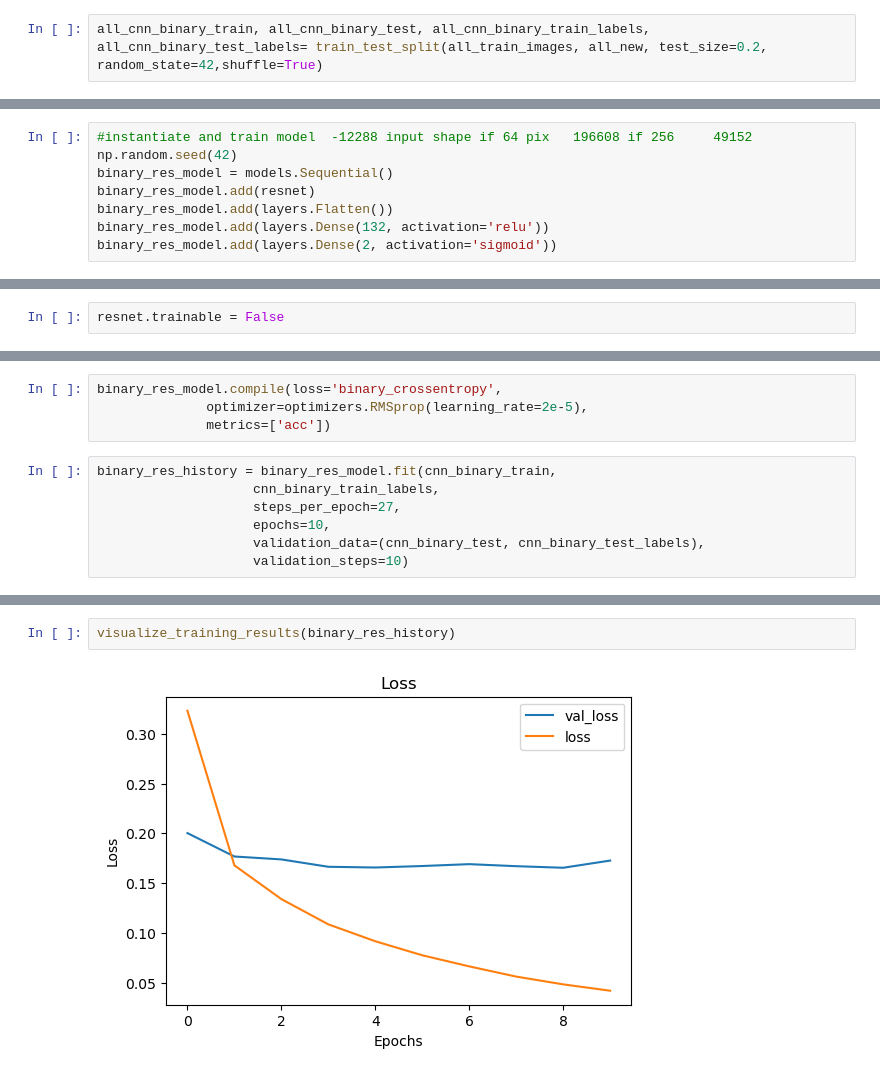
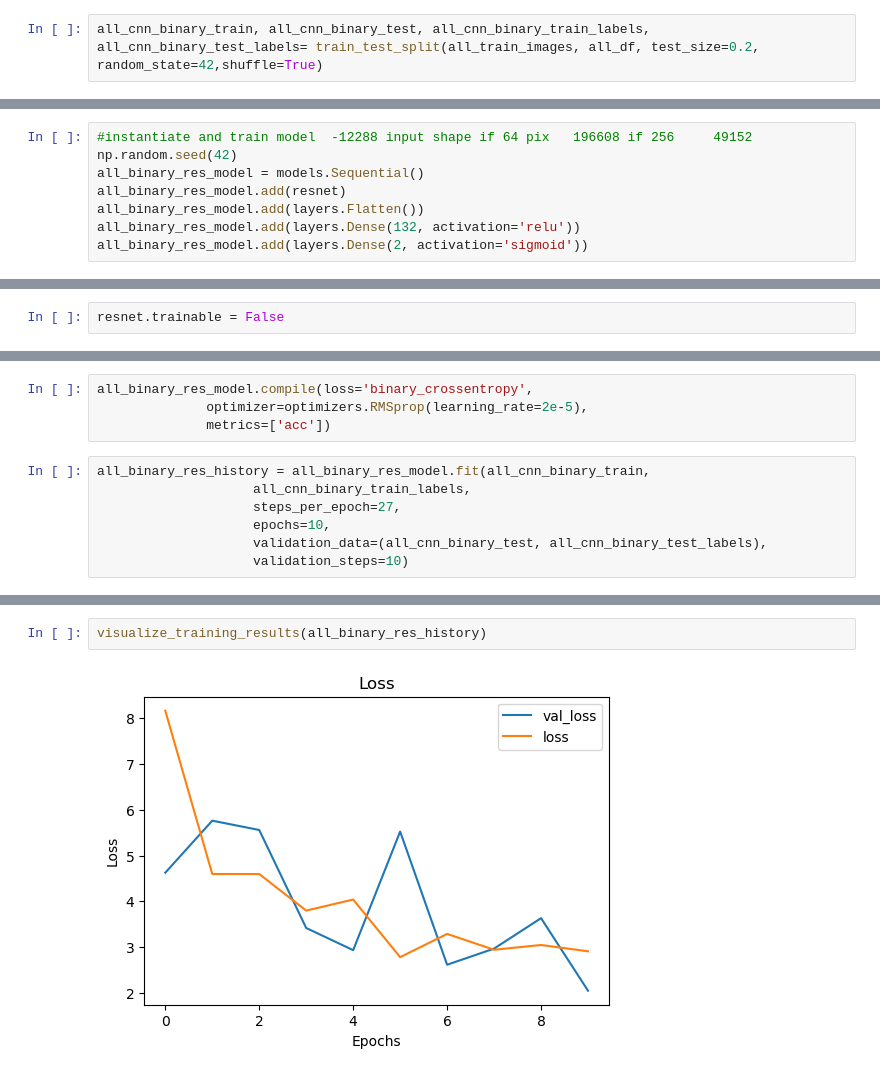
Before and after one commit to lalynjay/cassava_classification, a Jupyter notebook: small_dataset.ipynb, the cells around one changed output, grey strips where cells are left out. Drawn from its saved outputs; the diff is of its cells as text.

Commit message:
ran larger models

```diff
--- a/small_dataset.ipynb
+++ b/small_dataset.ipynb
@@ -2016,7 +1942,7 @@ all_new.sum().plot(kind='bar')
 # %%
 all_cnn_train, all_cnn_test, all_cnn_train_labels, all_cnn_test_labels= train_test_split(all_train_images, all_y_train, test_size=0.2, random_state=42,shuffle=True)
 # %%
-all_cnn_binary_train, all_cnn_binary_test, all_cnn_binary_train_labels, all_cnn_binary_test_labels= train_test_split(all_train_images, all_new, test_size=0.2, random_state=42,shuffle=True)
+all_cnn_binary_train, all_cnn_binary_test, all_cnn_binary_train_labels, all_cnn_binary_test_labels= train_test_split(all_train_images, all_df, test_size=0.2, random_state=42,shuffle=True)
 # %%
 from keras.applications import ResNet50V2
 # %%
@@ -2139,9 +2061,9 @@ weighted avg       0.32      0.86      0.47       300
 # %%
 #instantiate and train model  -12288 input shape if 64 pix   196608 if 256     49152
 np.random.seed(42)
-binary_res_model = models.Sequential()
-binary_res_model.add(resnet)
-binary_res_model.add(layers.Flatten())
-binary_res_model.add(layers.Dense(132, activation='relu'))
-binary_res_model.add(layers.Dense(2, activation='sigmoid'))
+all_binary_res_model = models.Sequential()
+all_binary_res_model.add(resnet)
+all_binary_res_model.add(layers.Flatten())
+all_binary_res_model.add(layers.Dense(132, activation='relu'))
+all_binary_res_model.add(layers.Dense(2, activation='sigmoid'))
 # %%
@@ -2171,15 +2093,15 @@ dense_2 True
 dense_3 True
 4
 # %%
-binary_res_model.compile(loss='binary_crossentropy',
+all_binary_res_model.compile(loss='binary_crossentropy',
               optimizer=optimizers.RMSprop(learning_rate=2e-5),
               metrics=['acc'])
 # %%
-binary_res_history = binary_res_model.fit(cnn_binary_train,
-                    cnn_binary_train_labels,
+all_binary_res_history = all_binary_res_model.fit(all_cnn_binary_train,
+                    all_cnn_binary_train_labels,
                     steps_per_epoch=27,
                     epochs=10,
-                    validation_data=(cnn_binary_test, cnn_binary_test_labels),
+                    validation_data=(all_cnn_binary_test, all_cnn_binary_test_labels),
                     validation_steps=10)
 # %% [output]
 Epoch 1/10
@@ -2205,4 +2127,4 @@ Epoch 10/10
 # %%
-visualize_training_results(binary_res_history)
+visualize_training_results(all_binary_res_history)
 # %% [output]
-[figure, old version]
+[figure, new version]
```
Also changed, not shown: parts of 53 cells of this notebook, 2 other files.
